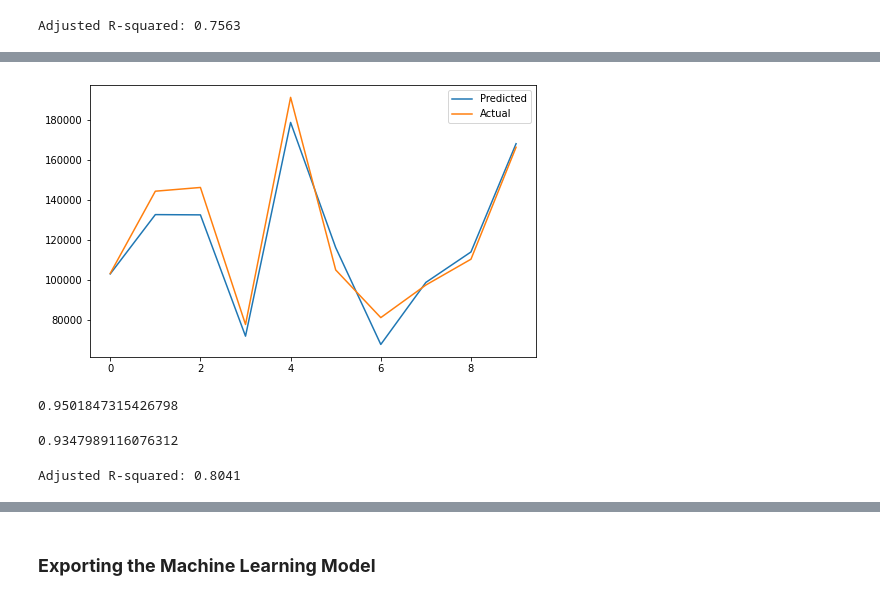
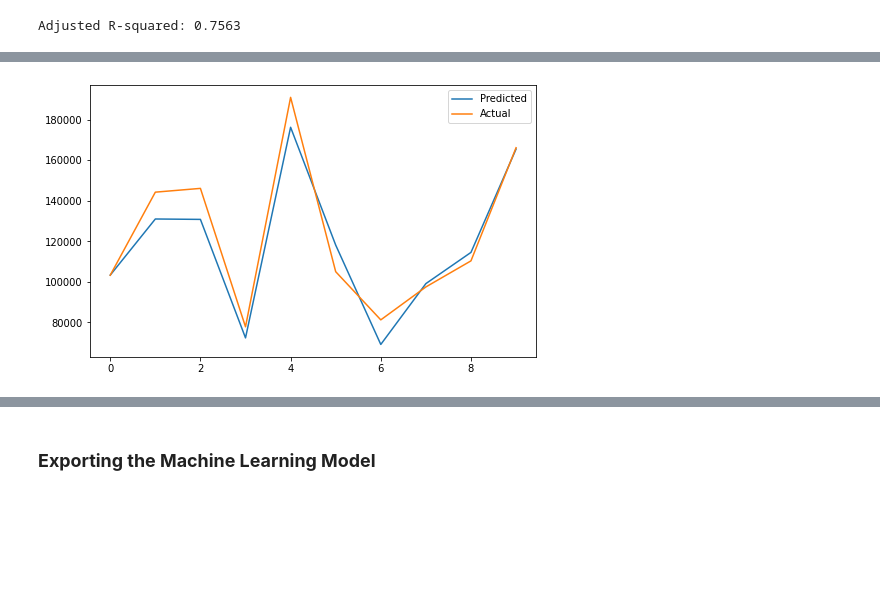
Before and after one commit to RAHULRAJ666DX/Startups-Profit-Prediction-Machine-Learning-Project, a Jupyter notebook: 50_Startups_Linear_Regression_Project.ipynb, the cells around one changed output, grey strips where cells are left out. Cells and saved outputs as stored; diff of their text form; code cells hidden in the pictures; blank space fills up the shorter version.

```diff
--- a/50_Startups_Linear_Regression_Project.ipynb
+++ b/50_Startups_Linear_Regression_Project.ipynb
@@ -690,26 +860,8 @@ mean_absolute_error(y_test,lasso_y_test)
 # %%
 plt.figure(figsize=(8,5))
-plt.plot(lasso_y_test)
+plt.plot(y_pred_elastic)
 plt.plot(np.array(y_test))
 plt.legend(["Predicted","Actual"])
 plt.show()
 # %% [output]
-[figure, old version]
+[figure, new version]
-# %%
-r2_score(y_train, lasso_y_train)
-# %% [output]
-0.9501847315426798
-# %%
-r2_lasso = r2_score(y_test, lasso_y_test)
-r2_lasso
-# %% [output]
-0.9347989116076312
-# %%
-n = X_test.shape[0]
-k = X_test.shape[1]
-
-# Calculate the adjusted R-squared
-radj_lasso = 1 - (1 - r2) * (n - 1) / (n - k - 1)
-print(f'Adjusted R-squared: {radj_lasso:.4f}')
-# %% [output]
-Adjusted R-squared: 0.8041
```
Also changed, not shown: parts of 47 cells of this notebook.
